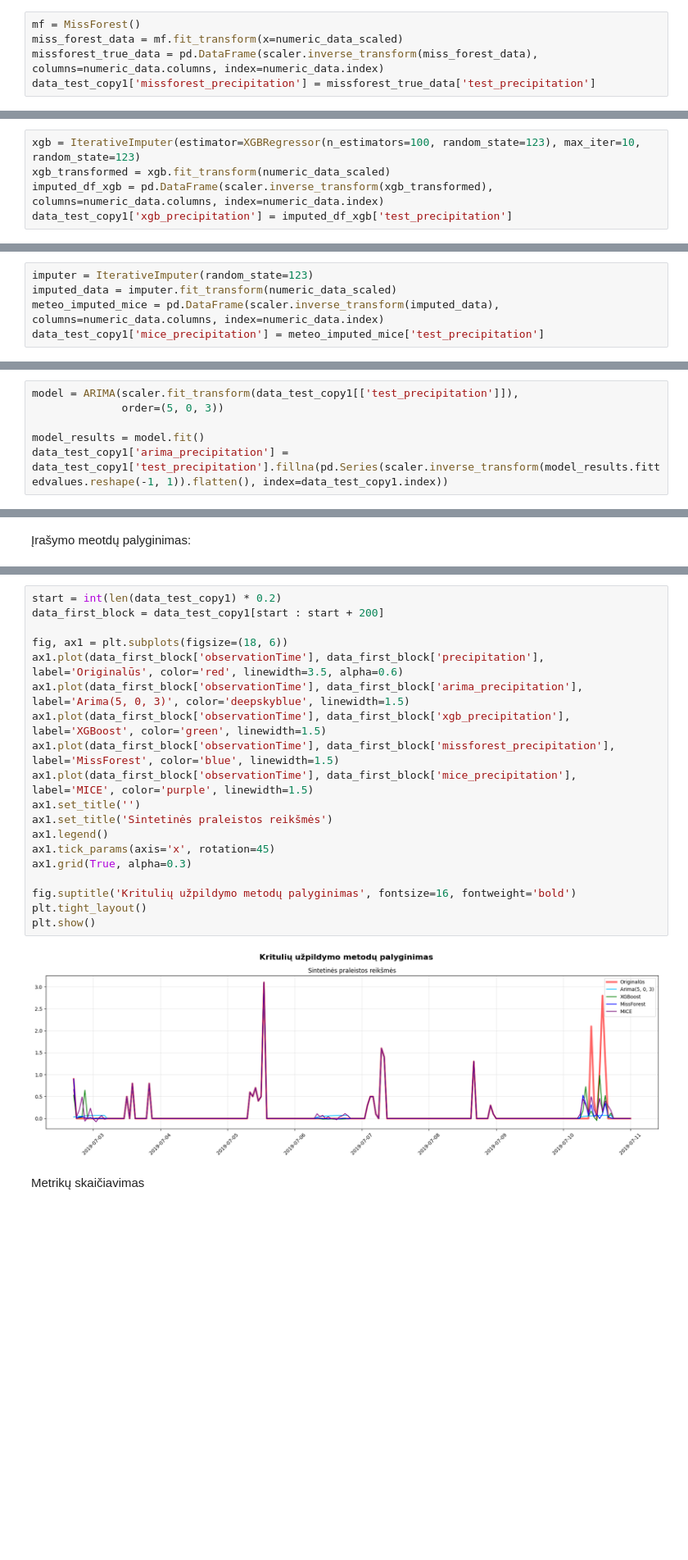
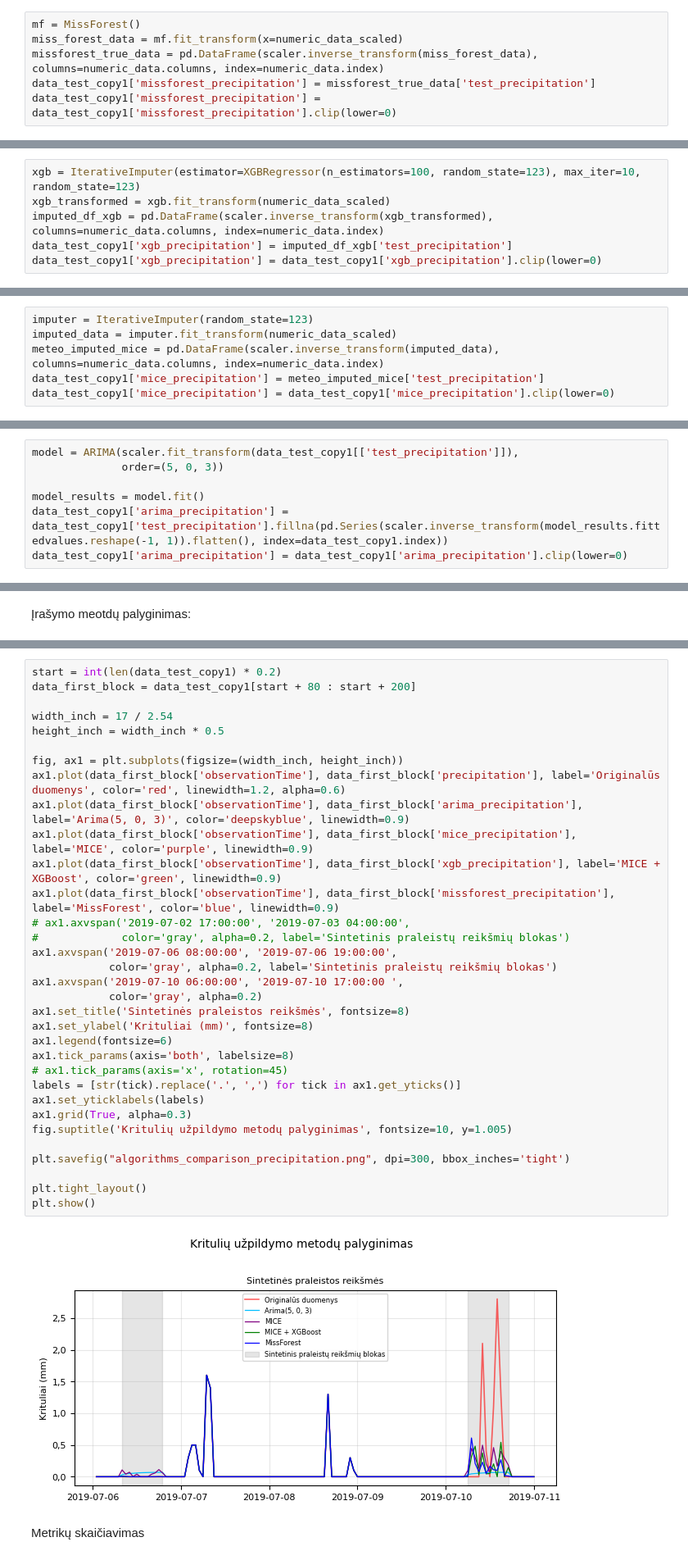
Before and after one commit to rugcer04/Duomenu_mokslo_projektas, a Jupyter notebook: code/python/datasets_prep/New_meteo_dataset_prep.ipynb, the cells around one changed output, grey strips where cells are left out. Shown at 82% size. Saved outputs shown, nothing was run; the diff lists cells and outputs as text; blank space fills up the shorter version.

Commit message:
Fixed time period, added meteo dataset

```diff
--- a/code/python/datasets_prep/New_meteo_dataset_prep.ipynb
+++ b/code/python/datasets_prep/New_meteo_dataset_prep.ipynb
@@ -364,6 +413,7 @@ mf = MissForest()
 miss_forest_data = mf.fit_transform(x=numeric_data_scaled)
 missforest_true_data = pd.DataFrame(scaler.inverse_transform(miss_forest_data), columns=numeric_data.columns, index=numeric_data.index)
 data_test_copy1['missforest_precipitation'] = missforest_true_data['test_precipitation']
+data_test_copy1['missforest_precipitation'] = data_test_copy1['missforest_precipitation'].clip(lower=0)
 # %% [markdown]
 XGBoost motodas:
 # %%
@@ -371,6 +421,7 @@ xgb = IterativeImputer(estimator=XGBRegressor(n_estimators=100, random_state=123
 xgb_transformed = xgb.fit_transform(numeric_data_scaled)
 imputed_df_xgb = pd.DataFrame(scaler.inverse_transform(xgb_transformed), columns=numeric_data.columns, index=numeric_data.index)
 data_test_copy1['xgb_precipitation'] = imputed_df_xgb['test_precipitation']
+data_test_copy1['xgb_precipitation'] = data_test_copy1['xgb_precipitation'].clip(lower=0)
 # %% [markdown]
 MICE metodas:
 # %%
@@ -378,6 +429,7 @@ imputer = IterativeImputer(random_state=123)
 imputed_data = imputer.fit_transform(numeric_data_scaled)
 meteo_imputed_mice = pd.DataFrame(scaler.inverse_transform(imputed_data), columns=numeric_data.columns, index=numeric_data.index)
 data_test_copy1['mice_precipitation'] = meteo_imputed_mice['test_precipitation']
+data_test_copy1['mice_precipitation'] = data_test_copy1['mice_precipitation'].clip(lower=0)
 # %% [markdown]
 SARIMA modelis:
 # %% [markdown]
@@ -464,6 +516,7 @@ model = ARIMA(scaler.fit_transform(data_test_copy1[['test_precipitation']]),
 
 model_results = model.fit()
 data_test_copy1['arima_precipitation'] = data_test_copy1['test_precipitation'].fillna(pd.Series(scaler.inverse_transform(model_results.fittedvalues.reshape(-1, 1)).flatten(), index=data_test_copy1.index))
+data_test_copy1['arima_precipitation'] = data_test_copy1['arima_precipitation'].clip(lower=0)
 # %%
 data_test_copy1['arima_precipitation'].isnull().sum()
 # %% [output]
@@ -473,24 +529,38 @@ np.int64(0)
 # %%
 start = int(len(data_test_copy1) * 0.2)
-data_first_block = data_test_copy1[start : start + 200]
+data_first_block = data_test_copy1[start + 80 : start + 200]
 
-fig, ax1 = plt.subplots(figsize=(18, 6))
-ax1.plot(data_first_block['observationTime'], data_first_block['precipitation'], label='Originalūs', color='red', linewidth=3.5, alpha=0.6)
-ax1.plot(data_first_block['observationTime'], data_first_block['arima_precipitation'], label='Arima(5, 0, 3)', color='deepskyblue', linewidth=1.5)
-ax1.plot(data_first_block['observationTime'], data_first_block['xgb_precipitation'], label='XGBoost', color='green', linewidth=1.5)
-ax1.plot(data_first_block['observationTime'], data_first_block['missforest_precipitation'], label='MissForest', color='blue', linewidth=1.5)
-ax1.plot(data_first_block['observationTime'], data_first_block['mice_precipitation'], label='MICE', color='purple', linewidth=1.5)
-ax1.set_title('')
-ax1.set_title('Sintetinės praleistos reikšmės')
-ax1.legend()
-ax1.tick_params(axis='x', rotation=45)
+width_inch = 17 / 2.54
+height_inch = width_inch * 0.5
+
+fig, ax1 = plt.subplots(figsize=(width_inch, height_inch))
+ax1.plot(data_first_block['observationTime'], data_first_block['precipitation'], label='Originalūs duomenys', color='red', linewidth=1.2, alpha=0.6)
+ax1.plot(data_first_block['observationTime'], data_first_block['arima_precipitation'], label='Arima(5, 0, 3)', color='deepskyblue', linewidth=0.9)
+ax1.plot(data_first_block['observationTime'], data_first_block['mice_precipitation'], label='MICE', color='purple', linewidth=0.9)
+ax1.plot(data_first_block['observationTime'], data_first_block['xgb_precipitation'], label='MICE + XGBoost', color='green', linewidth=0.9)
+ax1.plot(data_first_block['observationTime'], data_first_block['missforest_precipitation'], label='MissForest', color='blue', linewidth=0.9)
+# ax1.axvspan('2019-07-02 17:00:00', '2019-07-03 04:00:00',
+#             color='gray', alpha=0.2, label='Sintetinis praleistų reikšmių blokas')
+ax1.axvspan('2019-07-06 08:00:00', '2019-07-06 19:00:00',
+            color='gray', alpha=0.2, label='Sintetinis praleistų reikšmių blokas')
+ax1.axvspan('2019-07-10 06:00:00', '2019-07-10 17:00:00	',
+            color='gray', alpha=0.2)
+ax1.set_title('Sintetinės praleistos reikšmės', fontsize=8)
+ax1.set_ylabel('Krituliai (mm)', fontsize=8)
+ax1.legend(fontsize=6)
+ax1.tick_params(axis='both', labelsize=8)
+# ax1.tick_params(axis='x', rotation=45)
+labels = [str(tick).replace('.', ',') for tick in ax1.get_yticks()]
+ax1.set_yticklabels(labels)
 ax1.grid(True, alpha=0.3)
+fig.suptitle('Kritulių užpildymo metodų palyginimas', fontsize=10, y=1.005)
 
-fig.suptitle('Kritulių užpildymo metodų palyginimas', fontsize=16, fontweight='bold')
+plt.savefig("algorithms_comparison_precipitation.png", dpi=300, bbox_inches='tight')
+
 plt.tight_layout()
 plt.show()
 # %% [output]
-[figure, old version]
+[figure, new version]
 # %% [markdown]
 Metrikų skaičiavimas
 # %%
```
Also changed, not shown: parts of 27 cells of this notebook, 1 other file.
